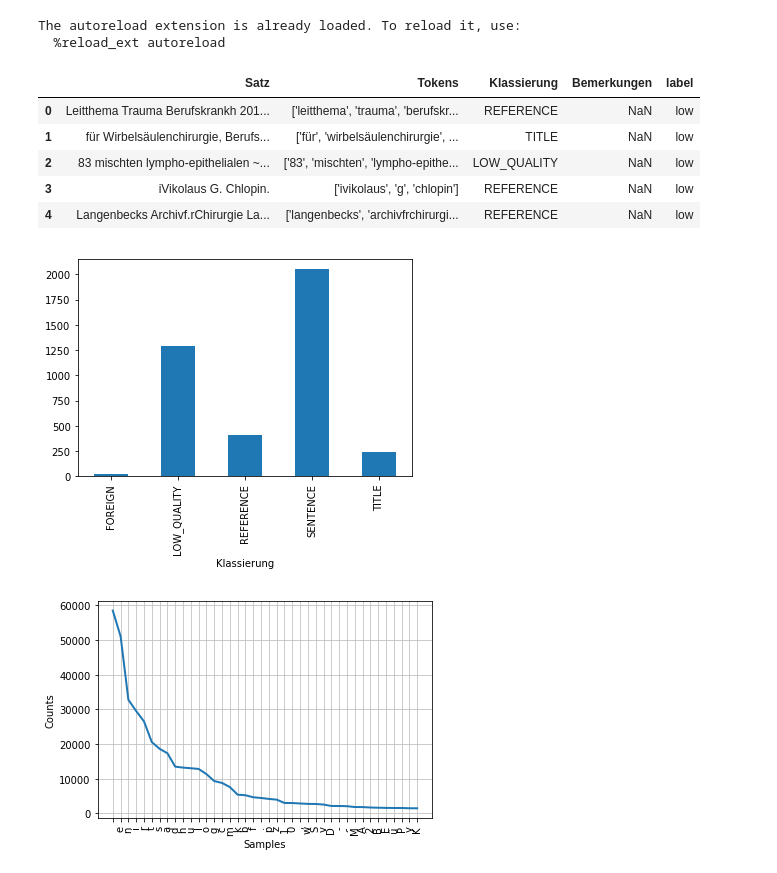
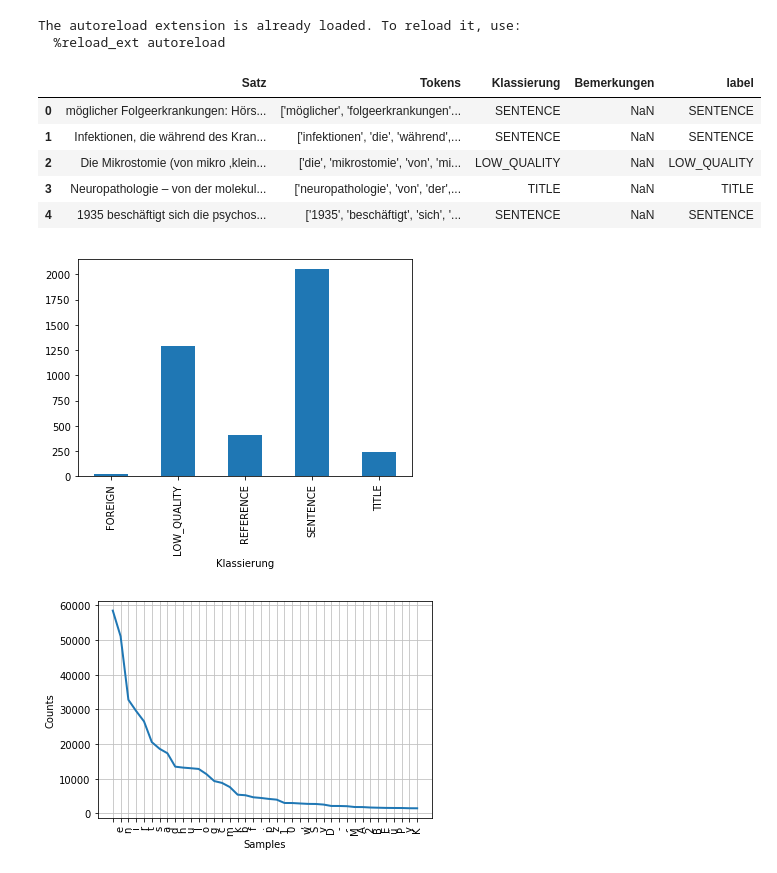
Before and after one commit to eonum/medtextcollector, a Jupyter notebook: sentence_quality_classifier.ipynb, the cells around one changed output. Cells and saved outputs as stored; diff of their text form; code cells hidden in the pictures.

```diff
--- a/sentence_quality_classifier.ipynb
+++ b/sentence_quality_classifier.ipynb
@@ -52,24 +52,25 @@ tokenizer = get_tokenizer(config_dict['tokenizer'])
 import pandas as pd
 
 data = pd.read_csv(config['train_file'])
+data = data.sample(frac=1).reset_index(drop=True)
 # %%
 # set targets
 
 data.groupby('Klassierung').Klassierung.count().plot.bar()
 
-data['label'] = pd.Series(['high' if a else 'low' for a in data['Klassierung'].isin(['SENTENCE'])], index=data.index)
-# data['label'] = pd.Series(data['Klassierung'], index=data.index)
+#data['label'] = pd.Series(['high' if a else 'low' for a in data['Klassierung'].isin(['SENTENCE'])], index=data.index)
+data['label'] = pd.Series(data['Klassierung'], index=data.index)
 
 # set label / classes
 classes = list(data['label'].unique())
 data.head()
 # %% [output]
 |  | Satz | Tokens | Klassierung | Bemerkungen | label |
-| 0 | Leitthema Trauma Berufskrankh 201... | ['leitthema', 'trauma', 'berufskr... | REFERENCE | NaN | low |
-| 1 | für Wirbelsäulenchirurgie, Berufs... | ['für', 'wirbelsäulenchirurgie', ... | TITLE | NaN | low |
-| 2 | 83 mischten lympho-epithelialen ~... | ['83', 'mischten', 'lympho-epithe... | LOW_QUALITY | NaN | low |
-| 3 | iVikolaus G. Chlopin. | ['ivikolaus', 'g', 'chlopin'] | REFERENCE | NaN | low |
-| 4 | Langenbecks Archivf.rChirurgie La... | ['langenbecks', 'archivfrchirurgi... | REFERENCE | NaN | low |
+| 0 | möglicher Folgeerkrankungen: Hörs... | ['möglicher', 'folgeerkrankungen'... | SENTENCE | NaN | SENTENCE |
+| 1 | Infektionen, die während des Kran... | ['infektionen', 'die', 'während',... | SENTENCE | NaN | SENTENCE |
+| 2 | Die Mikrostomie (von mikro ‚klein... | ['die', 'mikrostomie', 'von', 'mi... | LOW_QUALITY | NaN | LOW_QUALITY |
+| 3 | Neuropathologie – von der molekul... | ['neuropathologie', 'von', 'der',... | TITLE | NaN | TITLE |
+| 4 | 1935 beschäftigt sich die psychos... | ['1935', 'beschäftigt', 'sich', '... | SENTENCE | NaN | SENTENCE |
 [figure]
 # %%
 # character frequency analysis
```
Also changed, not shown: parts of 3 cells of this notebook.
